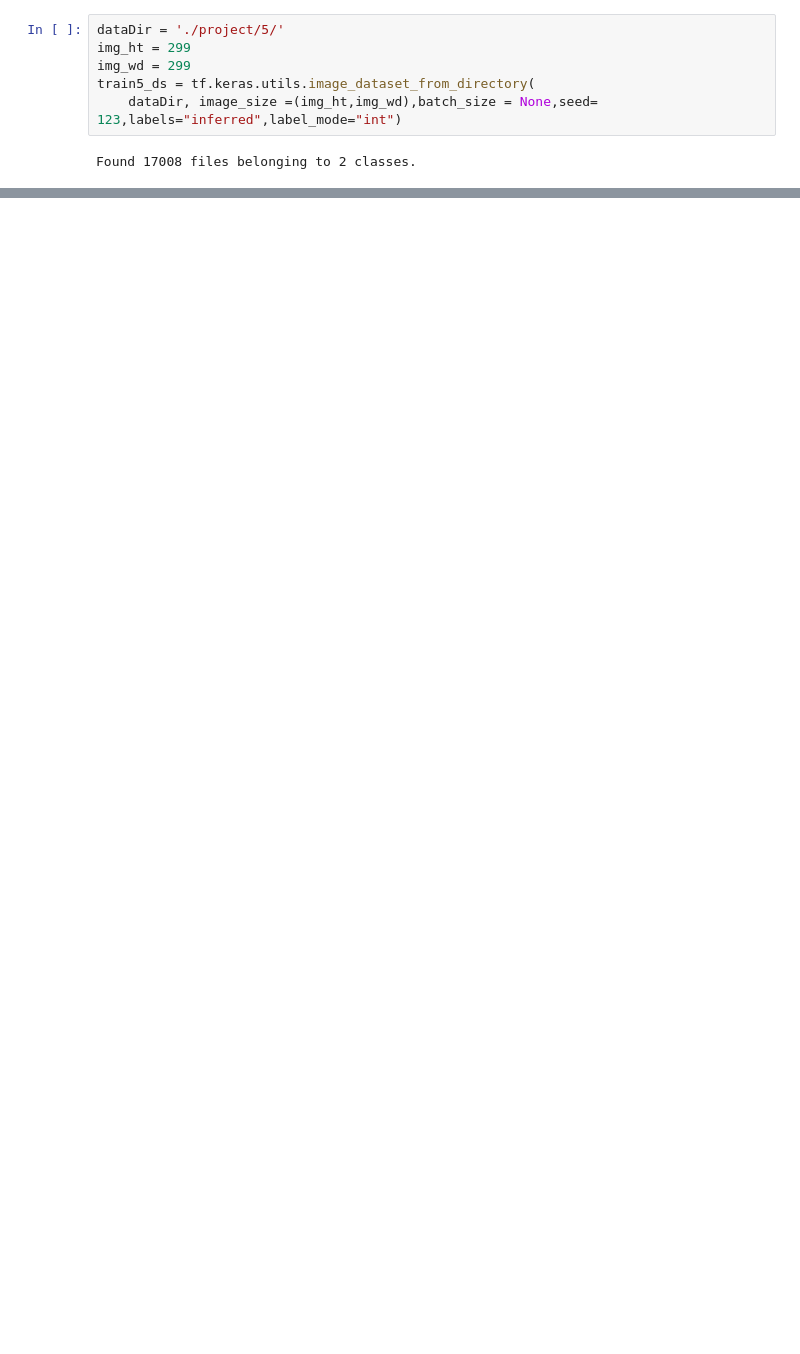
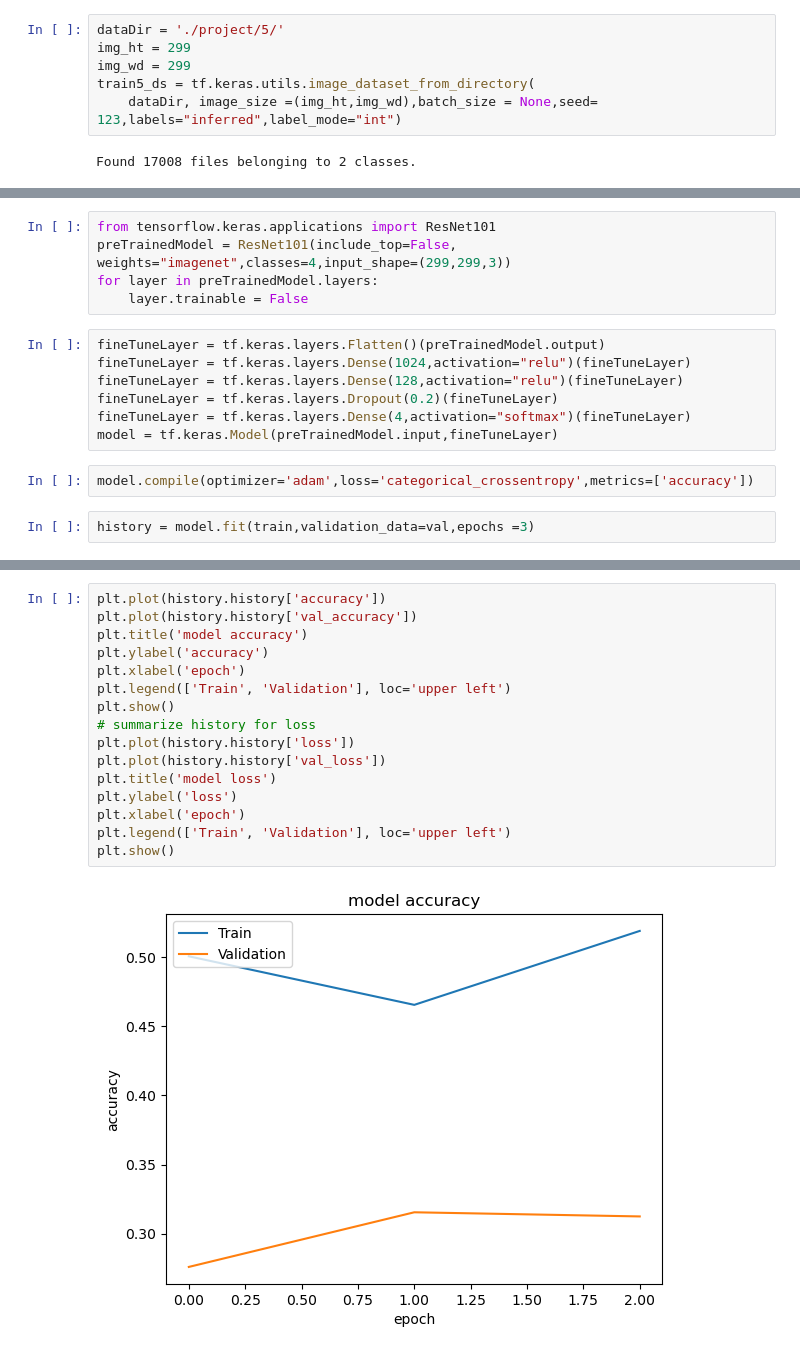
Before and after one commit to LDrago27/appliedDlCancer, a Jupyter notebook: CourseProject Modelling.ipynb, the cells around one changed output, grey strips where cells are left out. Saved outputs shown, nothing was run; the diff lists cells and outputs as text; blank space fills up the shorter version.

```diff
--- a/CourseProject Modelling.ipynb
+++ b/CourseProject Modelling.ipynb
@@ -629,0 +723,16 @@ x6, y6 = tuplee
+# %%
+from tensorflow.keras.applications import ResNet101
+preTrainedModel = ResNet101(include_top=False, weights="imagenet",classes=4,input_shape=(299,299,3))
+for layer in preTrainedModel.layers:
+    layer.trainable = False
+# %%
+fineTuneLayer = tf.keras.layers.Flatten()(preTrainedModel.output)
+fineTuneLayer = tf.keras.layers.Dense(1024,activation="relu")(fineTuneLayer)
+fineTuneLayer = tf.keras.layers.Dense(128,activation="relu")(fineTuneLayer)
+fineTuneLayer = tf.keras.layers.Dropout(0.2)(fineTuneLayer)
+fineTuneLayer = tf.keras.layers.Dense(4,activation="softmax")(fineTuneLayer)
+model = tf.keras.Model(preTrainedModel.input,fineTuneLayer)
+# %%
+model.compile(optimizer='adam',loss='categorical_crossentropy',metrics=['accuracy'])
+# %%
+history = model.fit(train,validation_data=val,epochs =3)
@@ -629,0 +746,18 @@ x6, y6 = tuplee
+# %%
+plt.plot(history.history['accuracy'])
+plt.plot(history.history['val_accuracy'])
+plt.title('model accuracy')
+plt.ylabel('accuracy')
+plt.xlabel('epoch')
+plt.legend(['Train', 'Validation'], loc='upper left')
+plt.show()
+# summarize history for loss
+plt.plot(history.history['loss'])
+plt.plot(history.history['val_loss'])
+plt.title('model loss')
+plt.ylabel('loss')
+plt.xlabel('epoch')
+plt.legend(['Train', 'Validation'], loc='upper left')
+plt.show()
+# %% [output]
+[figure, added]
```
Also changed, not shown: parts of 22 cells of this notebook, 1 other file.
